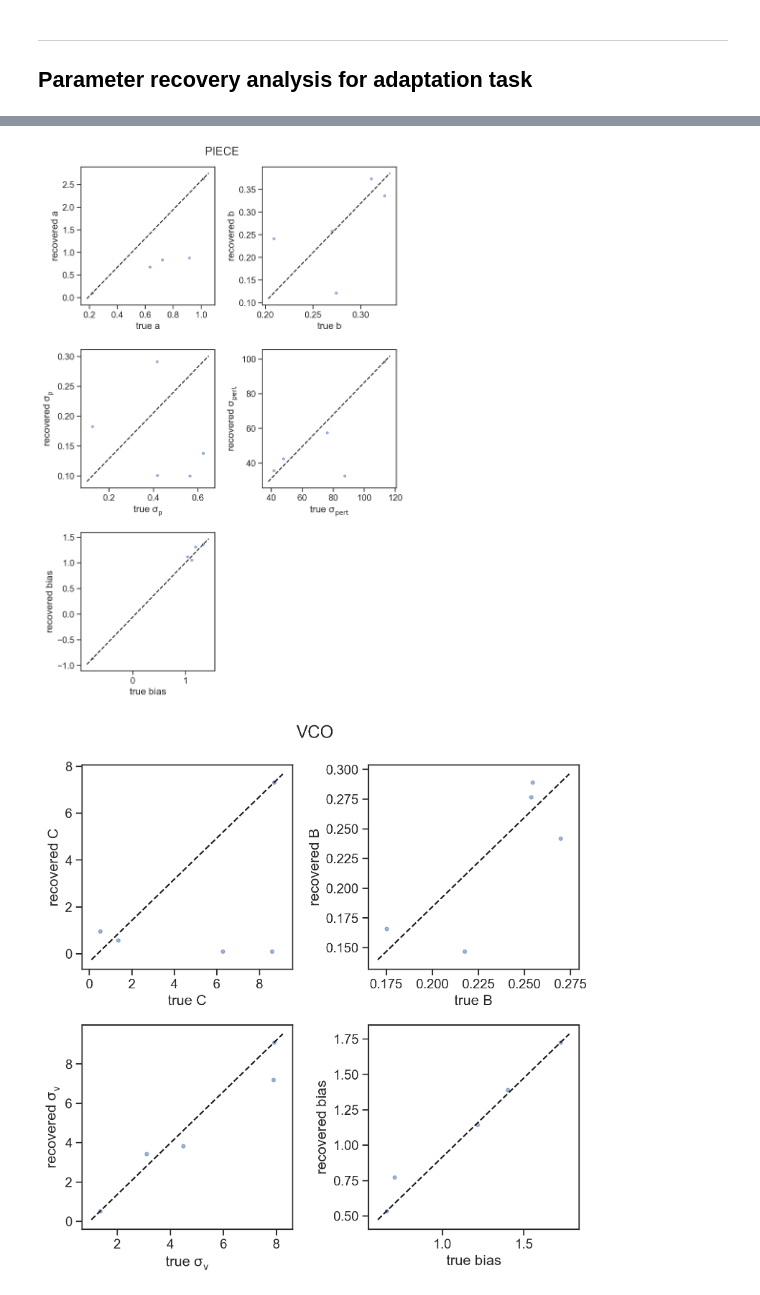
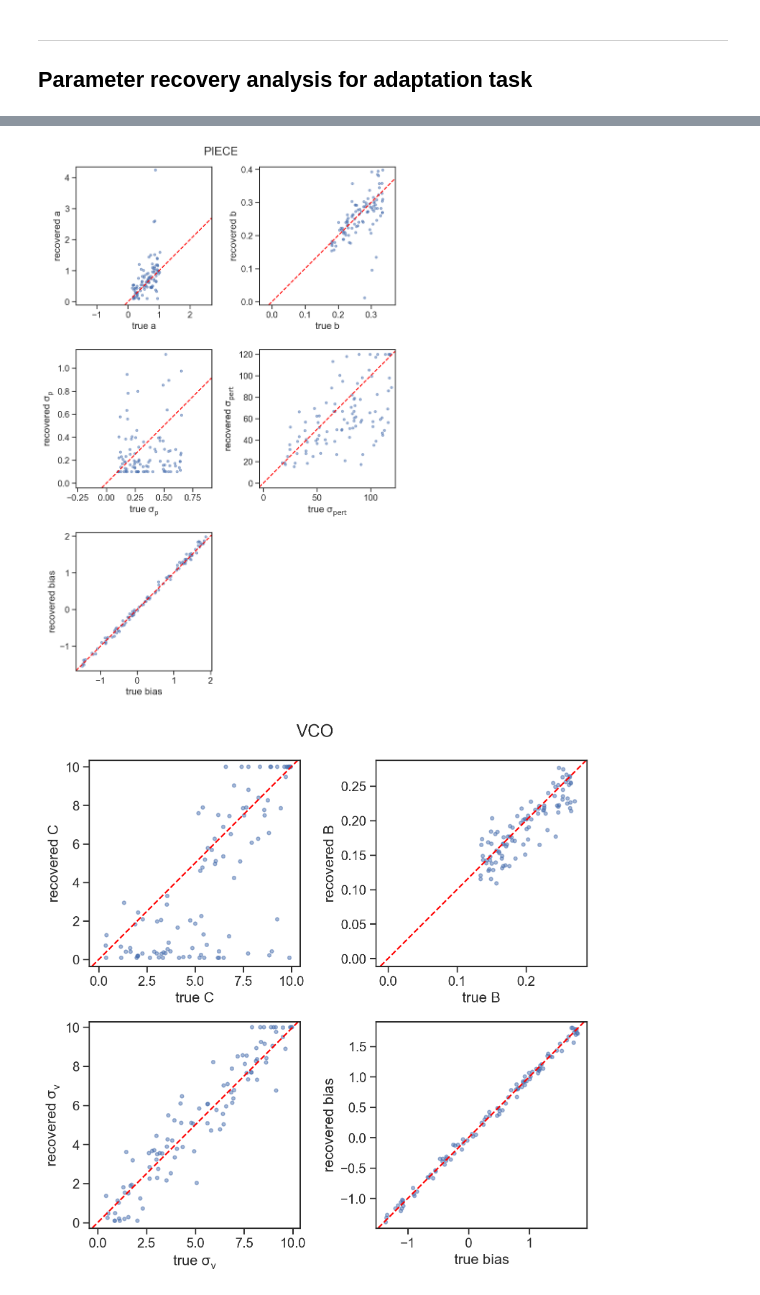
Before and after one commit to ccmlab-ubc/pertdetect-adapt, a Jupyter notebook: modeling/parameter-recovery.ipynb, the cells around one changed output, grey strips where cells are left out. Drawn from its saved outputs; the diff is of its cells as text; code cells hidden in the pictures.

Commit message:
clean up parameter recover nb

```diff
--- a/modeling/parameter-recovery.ipynb
+++ b/modeling/parameter-recovery.ipynb
@@ -84,10 +77,10 @@ simsubj["no_fit"] = False
 # %%
 %%time
 # How many model simulations?
-n_modelsims = 10
+n_modelsims = 100
 
 # Determine how many MC simulations to run
-n_mcsims = 100
+n_mcsims = 1000
 n_inits = 1
 
 # We switch off the printing from BADS
@@ -111,6 +104,8 @@ resp_vco = np.zeros((n_modelsims, len(sdt_subj)))
 resp_co = np.zeros((n_modelsims, len(sdt_subj)))
 resp_piece = np.zeros((n_modelsims, len(sdt_subj)))
 
+sdt_recovery = pd.DataFrame()
+
 # This next loop is for both model and parameter recovery
 for i in range(n_modelsims):
     print(f"i:{i}")
@@ -121,7 +116,7 @@ for i in range(n_modelsims):
 
     # Loop through models to simulate responses
     for j in range(len(models)):
-        print("    j:{j}")
+        print(f"    j:{j}")
         if j == 0:
             # VCO model
             resp_vco[i, :] = vco_simulate_sdt(
@@ -340,7 +230,7 @@ simsubj["no_fit"] = False
 # %%
 %%time
 # How many model simulations?
-n_modelsims = 5
+n_modelsims = 34
 
 # Determine how many MC simulations to run
 n_mcsims = 1000
@@ -365,6 +255,8 @@ iteration = []
 resp_vco = np.zeros((n_modelsims, len(adapt_subj)))
 resp_co = np.zeros((n_modelsims, len(adapt_subj)))
 resp_piece = np.zeros((n_modelsims, len(adapt_subj)))
+
+adapt_recovery = pd.DataFrame()
 
 # This next loop is for both model and parameter recovery
 for i in range(n_modelsims):
@@ -538,9 +362,9 @@ Running optimization 0...
 write_data = False
 
 # Read-in saved parameters? Set to True if you want to check previous fit(s).
-read_data = False
-read_sdt = False
-read_adapt = False
+read_data = True
+read_sdt = True
+read_adapt = True
 
 # Helper function
 def converter(input_str):
@@ -548,9 +372,9 @@ def converter(input_str):
 
 # Write data to csv
 if write_data:
-    if sdt_recovery:
+    if sdt_recovery is not None:
         sdt_recovery.to_csv("model-fits/sdt_model_recovery.csv", index=False)
-    if adapt_recovery:
+    if adapt_recovery is not None:
         adapt_recovery.to_csv("model-fits/adapt_model_recovery.csv", index=False)
 
 # Read in csv from previous param/model recovery analysis; need "converter" helper fxn
@@ -680,8 +500,9 @@ yaxes = [r"recovered $a$", r"recovered $b$", r"recovered $\sigma_p$",
          r"recovered $\sigma_\text{pert}$", r"recovered $bias$"]
 for i, ax in enumerate(axs.flatten()[:-1]):
     ax.scatter(piece_simparams[:, i], piece_fitparams[:, i], alpha=0.5, s=12)
-    ax.plot(ax.get_xlim(), ax.get_ylim(), color="k", linestyle="--")
     ax.set(xlabel=xaxes[i], ylabel=yaxes[i])
+    ax.axline((0, 0), slope=1, color='red', linestyle='--', label='Unity Line (y=x)')
+    ax.set_aspect('equal', adjustable='datalim')
     plt.tight_layout()
     fig.suptitle("PIECE")
 axs.flatten()[-1].set_axis_off()
@@ -692,8 +513,9 @@ xaxes = [r"true $C$", r"true $\sigma_v$", r"true $bias$"]
 yaxes = [r"recovered $C$", r"recovered $\sigma_v$", r"recovered $bias$"]
 for i, ax in enumerate(axs.flatten()[:-1]):
     ax.scatter(vco_simparams[:, i], vco_fitparams[:, i], alpha=0.5, s=12)
-    ax.plot(ax.get_xlim(), ax.get_ylim(), color="k", linestyle="--")
     ax.set(xlabel=xaxes[i], ylabel=yaxes[i])
+    ax.axline((0, 0), slope=1, color='red', linestyle='--', label='Unity Line (y=x)')
+    ax.set_aspect('equal', adjustable='datalim')
     plt.tight_layout()
     fig.suptitle("VCO")
 axs.flatten()[-1].set_axis_off()
@@ -704,8 +526,9 @@ xaxes = [r"true $C$", r"true $\sigma_\text{comb}$"]
 yaxes = [r"recovered $C$", r"recovered $\sigma_\text{comb}$"]
 for i, ax in enumerate(axs.flatten()):
     ax.scatter(co_simparams[:, i], co_fitparams[:, i], alpha=0.5, s=12)
-    ax.plot(ax.get_xlim(), ax.get_ylim(), color="k", linestyle="--")
     ax.set(xlabel=xaxes[i], ylabel=yaxes[i])
+    ax.axline((0, 0), slope=1, color='red', linestyle='--', label='Unity Line (y=x)')
+    ax.set_aspect('equal', adjustable='datalim')
     plt.tight_layout()
     fig.suptitle("CO")
 # %% [output]
@@ -820,35 +644,38 @@ xaxes = [r"true $a$", r"true $b$", r"true $\sigma_p$", r"true $\sigma_\text{pert
          r"true $bias$"]
 yaxes = [r"recovered $a$", r"recovered $b$", r"recovered $\sigma_p$",
          r"recovered $\sigma_\text{pert}$", r"recovered $bias$"]
 for i, ax in enumerate(axs.flatten()[:-1]):
     ax.scatter(piece_simparams[:, i], piece_fitparams[:, i], alpha=0.5, s=12)
-    ax.plot(ax.get_xlim(), ax.get_ylim(), color="k", linestyle="--")
     ax.set(xlabel=xaxes[i], ylabel=yaxes[i])
+    ax.axline((0, 0), slope=1, color='red', linestyle='--', label='Unity Line (y=x)')
+    ax.set_aspect('equal', adjustable='datalim')
     plt.tight_layout()
     fig.suptitle("PIECE")
 axs.flatten()[-1].set_axis_off()
 
 # Plot param recovery for VCO
 fig, axs = plt.subplots(2, 2, figsize=(8, 8))
 xaxes = [r"true $C$", r"true B", r"true $\sigma_v$", r"true $bias$"]
 yaxes = [r"recovered $C$", r"recovered B", r"recovered $\sigma_v$", r"recovered $bias$"]
 for i, ax in enumerate(axs.flatten()):
     ax.scatter(vco_simparams[:, i], vco_fitparams[:, i], alpha=0.5, s=12)
-    ax.plot(ax.get_xlim(), ax.get_ylim(), color="k", linestyle="--")
+    ax.axline((0, 0), slope=1, color='red', linestyle='--', label='Unity Line (y=x)')
+    ax.set_aspect('equal', adjustable='datalim')
     ax.set(xlabel=xaxes[i], ylabel=yaxes[i])
     plt.tight_layout()
     fig.suptitle("VCO")
 
 # Plot param recovery for CO
 fig, axs = plt.subplots(2, 2, figsize=(8, 8))
 xaxes = [r"true $C$", r"true B", r"true $\sigma_\text{comb}$", r"true bias"]
 yaxes = [r"recovered $C$", r"recovered B", r"recovered $\sigma_\text{comb}$", r"recovered bias"]
 for i, ax in enumerate(axs.flatten()):
     ax.scatter(co_simparams[:, i], co_fitparams[:, i], alpha=0.5, s=12)
-    ax.plot(ax.get_xlim(), ax.get_ylim(), color="k", linestyle="--")
+    ax.axline((0, 0), slope=1, color='red', linestyle='--', label='Unity Line (y=x)')
+    ax.set_aspect('equal', adjustable='datalim')
     ax.set(xlabel=xaxes[i], ylabel=yaxes[i])
     plt.tight_layout()
     fig.suptitle("CO")
 # %% [output]
-[figure, old version]
+[figure, new version]
-[figure, old version]
+[figure, new version]
```
Also changed, not shown: parts of 9 cells of this notebook, 4 other files.
